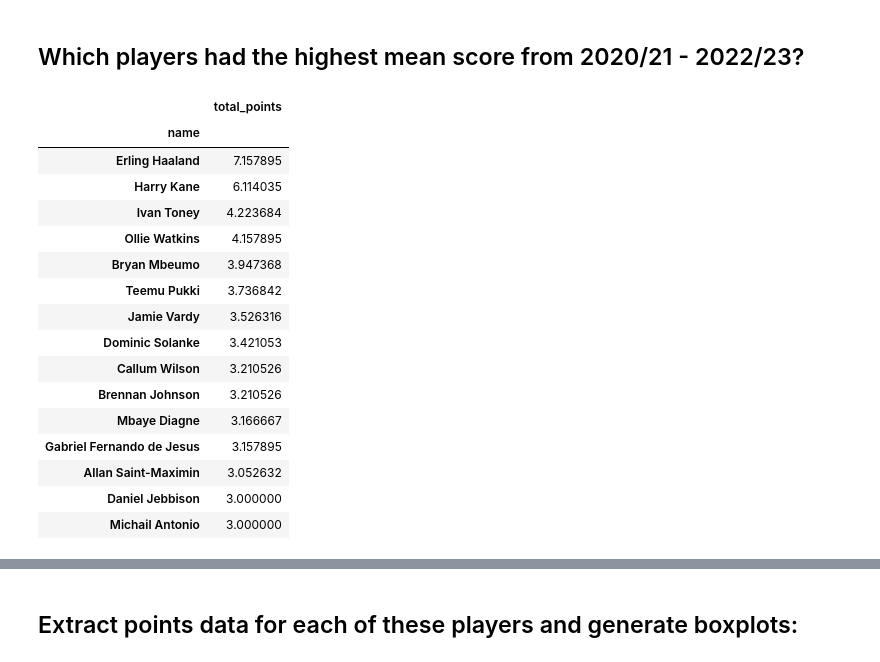
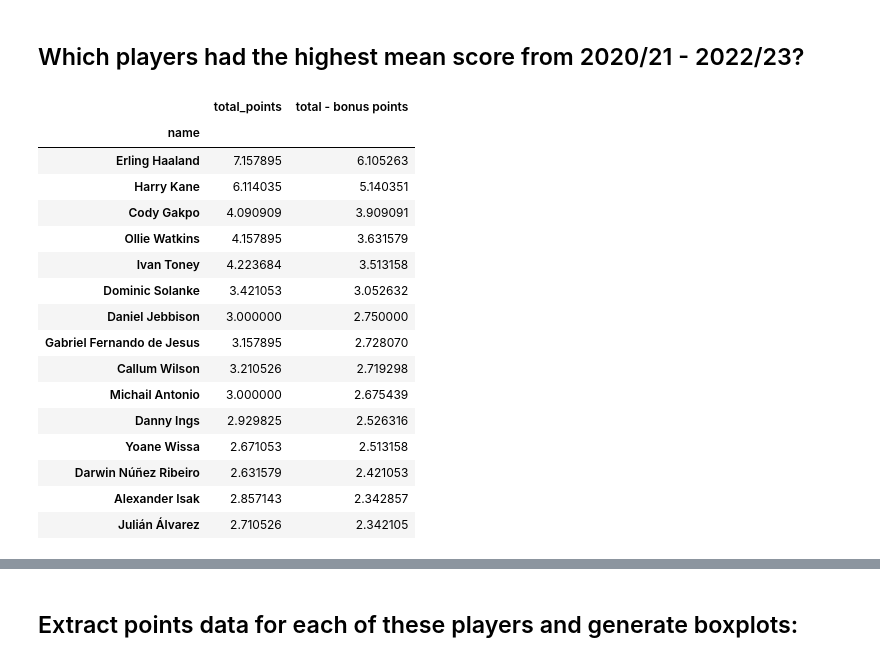
Before and after one commit to cooke99/PL-Analysis, a Jupyter notebook: Forward Player Analysis.ipynb, the cells around one changed output, grey strips where cells are left out. Saved outputs shown, nothing was run; the diff lists cells and outputs as text; code cells hidden in the pictures.

```diff
--- a/Forward Player Analysis.ipynb
+++ b/Forward Player Analysis.ipynb
@@ -12,0 +23,6 @@ from convert_points import convert_points
+# %%
+path_2023_24 = '../data/Fantasy-Premier-League/data/2023-24/gws/merged_gw.csv'
+data_2023_24 = pd.read_csv(path_2023_24, low_memory = False)
+data_2023_24.loc[:,'total - bonus points'] = data_2023_24.total_points - data_2023_24.bonus
+FWDs_2023_24 = data_2023_24.loc[data_2023_24.position == 'FWD', 'name'].unique()
+data_2023_24
@@ -13,10 +45,12 @@ from convert_points import convert_points
 # %%
-data_path = '../data/Fantasy-Premier-League/data/cleaned_merged_seasons.csv'
-seasons_df = pd.read_csv(data_path, low_memory = False)
+data_2020_23_path = '../data/Fantasy-Premier-League/data/cleaned_merged_seasons.csv'
+seasons_df = pd.read_csv(data_2020_23_path, low_memory = False)
 seasons = ['2020-21', '2021-22', '2022-23']
-data_df = seasons_df.loc[seasons_df.season_x.isin(seasons),:]
-data_df.position = data_df.position.map({'DEF':'DEF','FWD':'FWD','GK':'GK','GKP':'GK','MID':'MID'})
-data_df
+data_2020_23_df = seasons_df.loc[seasons_df.season_x.isin(seasons),:]
+data_2020_23_df.position = data_2020_23_df.position.map({'DEF':'DEF','FWD':'FWD','GK':'GK','GKP':'GK','MID':'MID'})
+FWDs_2020_23_data = data_2020_23_df.loc[data_2020_23_df.name.isin(FWDs_2023_24),:]
+FWDs_2020_23_data.loc[:,'total - bonus points'] = FWDs_2020_23_data.total_points - FWDs_2020_23_data.bonus
+FWDs_2020_23_data
 # %% [output]
 A value is trying to be set on a copy of a slice from a DataFrame.
 Try using .loc[row_indexer,col_indexer] = value instead
@@ -85,26 +111,26 @@ So it turns out the median is a fairly useless metric, besides showing that Haal
 # %% [markdown]
 ## Which players had the highest mean score from 2020/21 - 2022/23?
 # %%
-top_15_FWDs = FWD_df.loc[:,['name','total_points']].groupby(['name']).mean()
-top_15_FWDs.sort_values(by = 'total_points', ascending = False, inplace = True)
-top_15_FWDs = top_15_FWDs.iloc[0:15,:]
-top_15_FWDs
+top_15_FWDs_mean = FWDs_2020_23_data.loc[:,['name','total_points', 'total - bonus points']].groupby(['name']).mean()
+top_15_FWDs_mean.sort_values(by = 'total - bonus points', ascending = False, inplace = True)
+top_15_FWDs_mean = top_15_FWDs_mean.iloc[0:15,:]
+top_15_FWDs_mean
 # %% [output]
-|  | total_points |
-| name |  |
-| Erling Haaland | 7.157895 |
-| Harry Kane | 6.114035 |
-| Ivan Toney | 4.223684 |
-| Ollie Watkins | 4.157895 |
-| Bryan Mbeumo | 3.947368 |
-| Teemu Pukki | 3.736842 |
-| Jamie Vardy | 3.526316 |
-| Dominic Solanke | 3.421053 |
-| Callum Wilson | 3.210526 |
-| Brennan Johnson | 3.210526 |
-| Mbaye Diagne | 3.166667 |
-| Gabriel Fernando de Jesus | 3.157895 |
-| Allan Saint-Maximin | 3.052632 |
-| Daniel Jebbison | 3.000000 |
-| Michail Antonio | 3.000000 |
+|  | total_points | total - bonus points |
+| name |  |  |
+| Erling Haaland | 7.157895 | 6.105263 |
+| Harry Kane | 6.114035 | 5.140351 |
+| Cody Gakpo | 4.090909 | 3.909091 |
+| Ollie Watkins | 4.157895 | 3.631579 |
+| Ivan Toney | 4.223684 | 3.513158 |
+| Dominic Solanke | 3.421053 | 3.052632 |
+| Daniel Jebbison | 3.000000 | 2.750000 |
+| Gabriel Fernando de Jesus | 3.157895 | 2.728070 |
+| Callum Wilson | 3.210526 | 2.719298 |
+| Michail Antonio | 3.000000 | 2.675439 |
+| Danny Ings | 2.929825 | 2.526316 |
+| Yoane Wissa | 2.671053 | 2.513158 |
+| Darwin Núñez Ribeiro | 2.631579 | 2.421053 |
+| Alexander Isak | 2.857143 | 2.342857 |
+| Julián Álvarez | 2.710526 | 2.342105 |
 # %%
```
Also changed, not shown: parts of 35 cells of this notebook, 2 other files.
